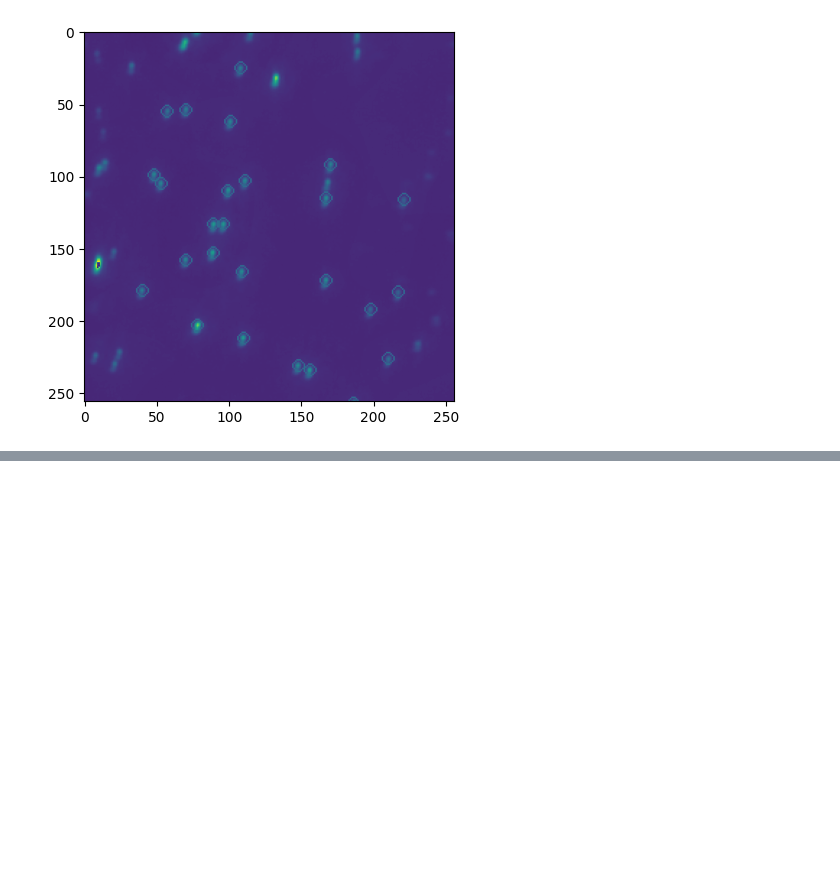
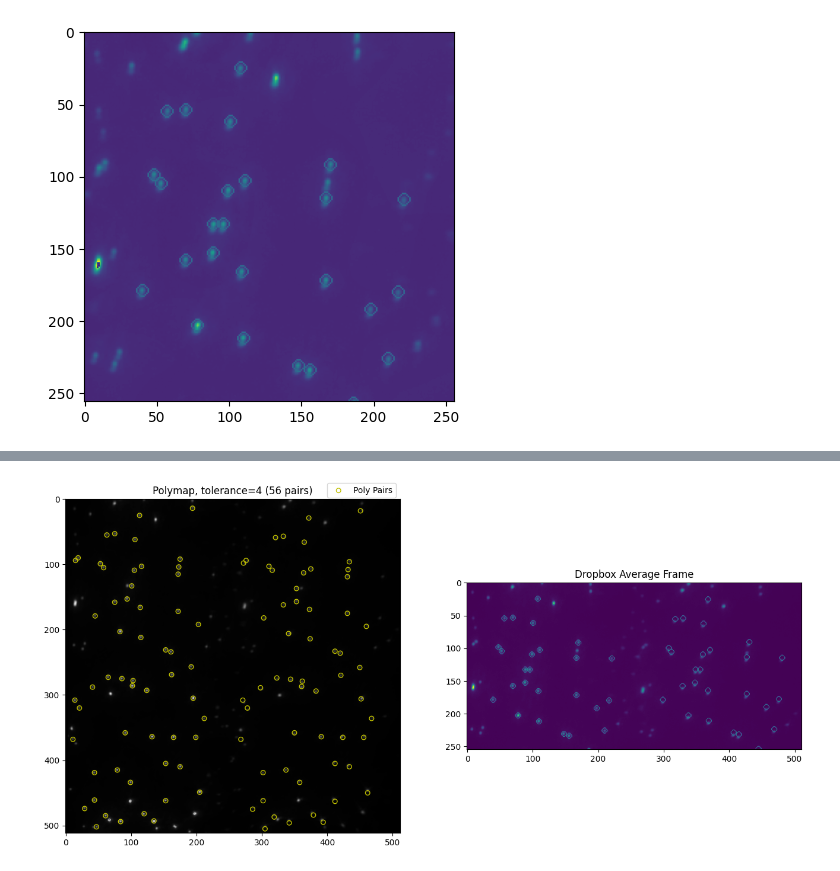
Before and after one commit to ljhason/smImaging-Exploration, a Jupyter notebook: img_avg_map/Avg_merged.ipynb, the cells around one changed output, grey strips where cells are left out. Saved outputs shown, nothing was run; the diff lists cells and outputs as text; code cells hidden in the pictures; blank space fills up the shorter version.

Commit message:
Added Functions to .py + compared merged avg frame

```diff
--- a/img_avg_map/Avg_merged.ipynb
+++ b/img_avg_map/Avg_merged.ipynb
@@ -60,0 +136,15 @@ plt.show()
+# %%
+fig, axes = plt.subplots(1, 2, figsize=(16, 48))
+axes[0].imshow(image, cmap="gray")
+axes[0].set_title(f"Polymap, tolerance=4 ({poly_pair_count_tol4_10} pairs)")
+# axes[0].scatter(good_peaks_1[:, 1], good_peaks_1[:, 0], s=50, facecolors='none', edgecolors='r', label='Peaks from CH1')
+# axes[0].scatter(good_peaks_2_CH2[:, 1], good_peaks_2_CH2[:, 0], s=50, facecolors='none', edgecolors='b', label='Peaks from CH2')
+axes[0].scatter(poly_pair_arr_CH1_tol4_10[:, 1], poly_pair_arr_CH1_tol4_10[:, 0], s=30, facecolors='none', edgecolors='y', label='Poly Pairs')
+axes[0].scatter(poly_pair_arr_CH2_tol4_10[:, 1], poly_pair_arr_CH2_tol4_10[:, 0], s=30, facecolors='none', edgecolors='y')
+axes[0].legend(loc='upper right', bbox_to_anchor=(1.0, 1.06))
+
+axes[1].imshow(hel1_ave_image)
+axes[1].set_title("Dropbox Average Frame")
+plt.show()
+# %% [output]
+[figure, added]
```
Also changed, not shown: parts of 6 cells of this notebook, 2 other files.
